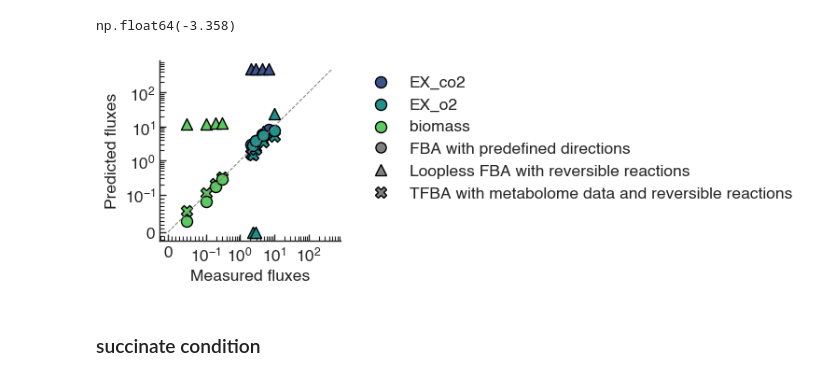
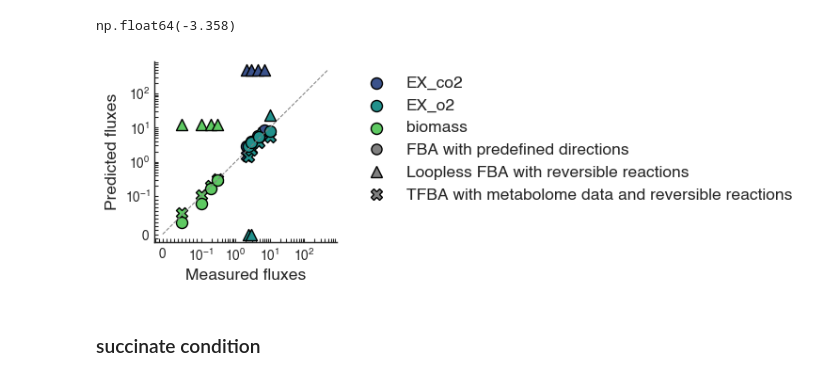
Before and after one commit to molecular-systems-biology/thermo-flux, a Jupyter notebook: Results_protocol_paper_2024/results_C_ecoli/3_ecoli_tfba_gurscan.ipynb, the cells around one changed output. Saved outputs shown, nothing was run; the diff lists cells and outputs as text; code cells hidden in the pictures.

```diff
--- a/Results_protocol_paper_2024/results_C_ecoli/3_ecoli_tfba_gurscan.ipynb
+++ b/Results_protocol_paper_2024/results_C_ecoli/3_ecoli_tfba_gurscan.ipynb
@@ -210,7 +210,7 @@ np.float64(-3.358)
 
 fig,ax=plt.subplots(figsize=(2.5,2.5))
 
-io_func.scale_rcparams(fig)
+io_func.scale_rcparams(fig,scalingf=0.5)
 ex_data=['EX_co2', 'EX_o2', 'biomass']
 vircols=sns.color_palette('viridis',n_colors=len(ex_data))
 for rxn,color in zip(ex_data,vircols):
@@ -239,37 +239,42 @@ loop_handle = Line2D(
     linestyle='None',
     markersize=8,
     markeredgecolor='black',
     markerfacecolor='gray',
     label='Loopless FBA with reversible reactions'
 )
 
 
 # get existing handles (reaction colors)
 handles, labels = ax.get_legend_handles_labels()
 
 # append marker legend
 handles += [fba_handle,loop_handle, tfba_handle]
 
 ax.legend(
     handles=handles,
     frameon=False,
     bbox_to_anchor=(1.05, 1)
 )
 
 ax.xaxis.set_minor_locator(io_func.MinorSymLogLocator(1e-1))
 ax.set_xticks([0,0.1,1,10,100])
-ax.yaxis.set_minor_locator(io_func.MinorSymLogLocator(1e-1))
+ax.yaxis.set_minor_locator(io_func.MinorSymLogLocator(1e-1,))
 ax.set_yticks([0,0.1,1,10,100])
 
 ##remove top and right spines
 ax.spines['right'].set_visible(False)
 ax.spines['top'].set_visible(False)
 
+import matplotlib as mpl
+
+mpl.rcParams['xtick.labelsize'] = 10
+mpl.rcParams['ytick.labelsize'] = 10
+plt.tick_params(axis='both', which='both', length=3, width=0.8)
 ##save
-# plt.savefig(f'{FOLDER_PLOTS}ecoli-scatter_tfba_vs_looplessrev_vsfbafixed_vemuriconds.png',dpi=300,bbox_inches='tight')
-# plt.savefig(f'{FOLDER_PLOTS}ecoli-scatter_tfba_vs_looplessrev_vsfbafixed_vemuriconds.svg',dpi=300,bbox_inches='tight')
+plt.savefig(f'{FOLDER_PLOTS}ecoli-scatter_tfba_vs_looplessrev_vsfbafixed_vemuriconds.png',dpi=300,bbox_inches='tight')
+plt.savefig(f'{FOLDER_PLOTS}ecoli-scatter_tfba_vs_looplessrev_vsfbafixed_vemuriconds.svg',dpi=300,bbox_inches='tight')
 # %% [output]
-[figure, old version]
+[figure, new version]
 # %% [markdown]
 ### succinate condition
 # %%
```
Also changed, not shown: parts of 2 cells of this notebook, 21 other files.
